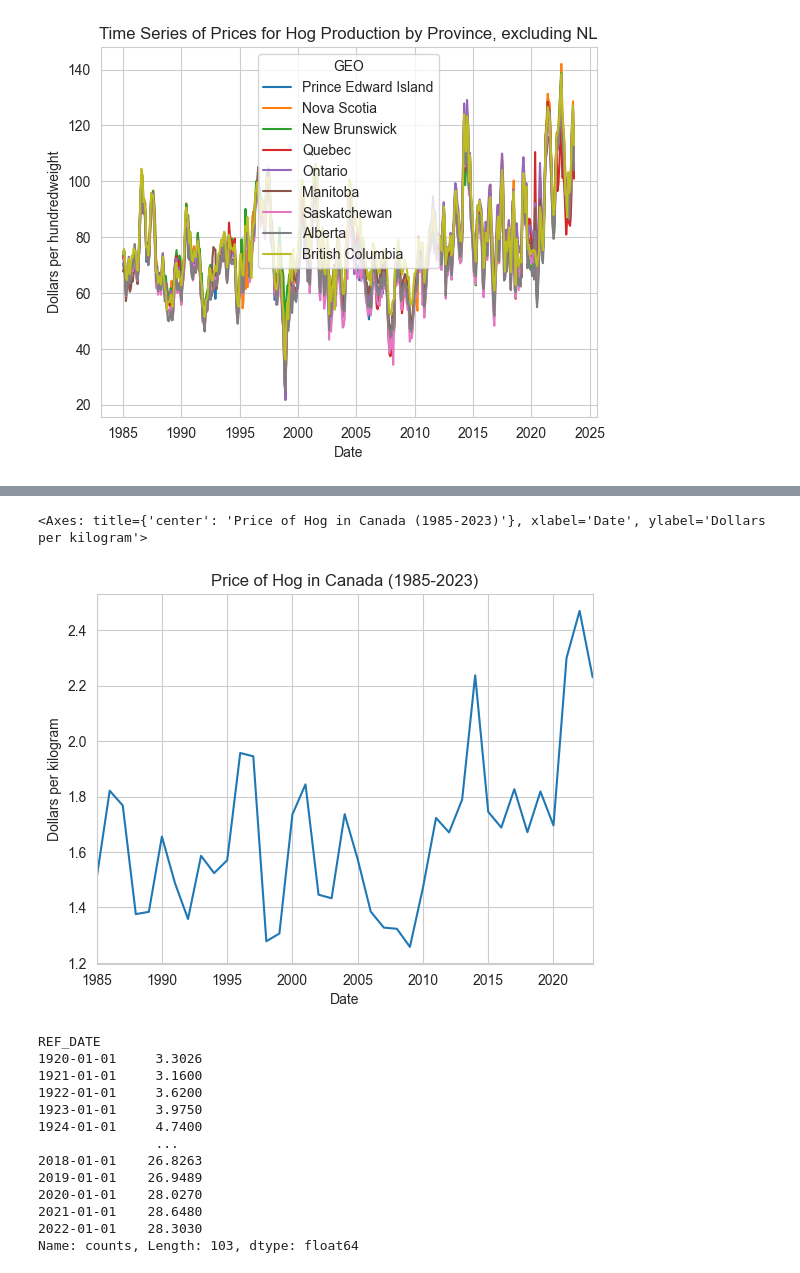
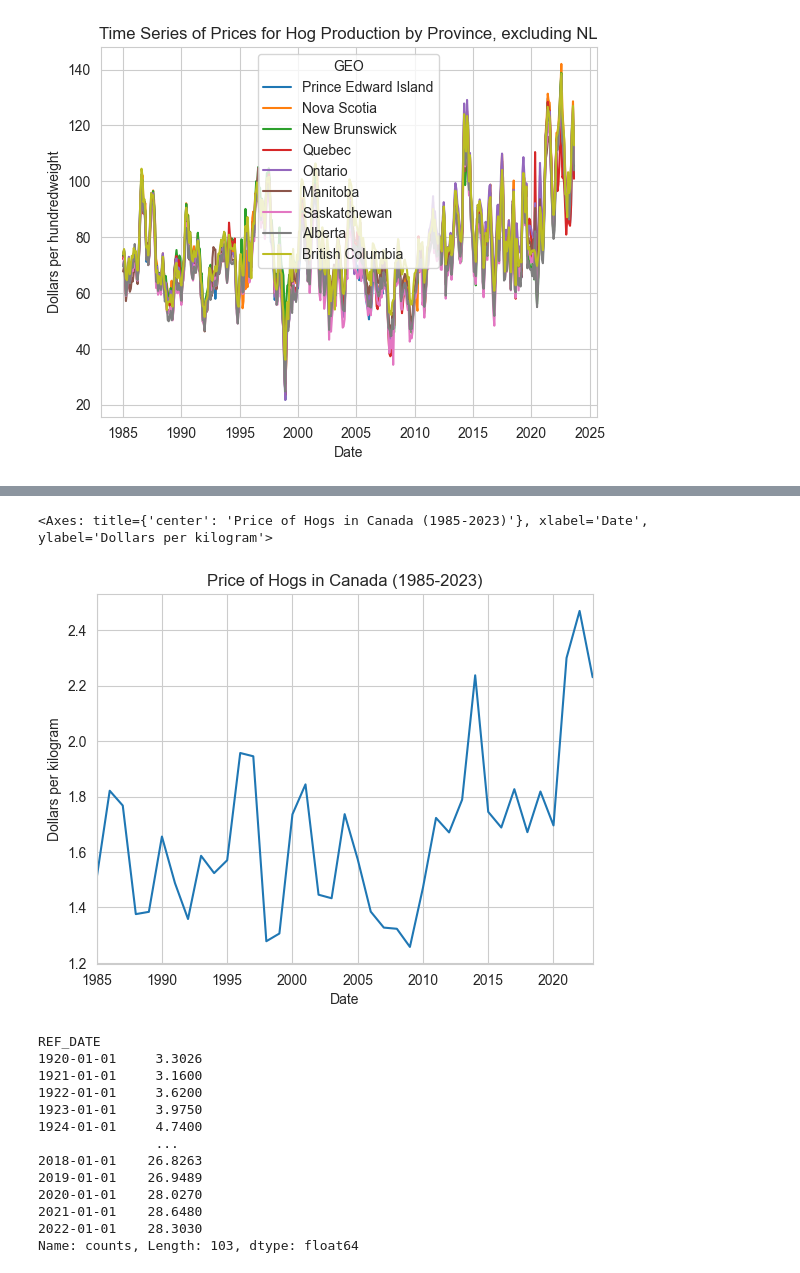
Before and after one commit to davjfish/WatspeedFoundationsGroupProject, a Jupyter notebook: david_scratch.ipynb, the cells around one changed output, grey strips where cells are left out. Saved outputs shown, nothing was run; the diff lists cells and outputs as text; code cells hidden in the pictures.

```diff
--- a/david_scratch.ipynb
+++ b/david_scratch.ipynb
@@ -353,10 +371,10 @@ ser_hog_prices = ser_hog_prices / 45.36
 # %%
 labels["ylabel"] = "Dollars per kilogram"
-labels["title"] = f"Price of Hog in Canada ({ser_hog_prices.index.min().year}-{ser_hog_prices.index.max().year})"
+labels["title"] = f"Price of Hogs in Canada ({ser_hog_prices.index.min().year}-{ser_hog_prices.index.max().year})"
 ser_hog_prices.plot(**labels)
 # %% [output]
-<Axes: title={'center': 'Price of Hog in Canada (1985-2023)'}, xlabel='Date', ylabel='Dollars per kilogram'>
+<Axes: title={'center': 'Price of Hogs in Canada (1985-2023)'}, xlabel='Date', ylabel='Dollars per kilogram'>
-[figure, old version]
+[figure, new version]
 # %%
 # now we have to find a swine production dataset
 # from https://open.canada.ca/data/en/dataset/28a34385-92a2-4934-8899-2cc85fcc4786
```
Also changed, not shown: parts of 1 cell of this notebook.
